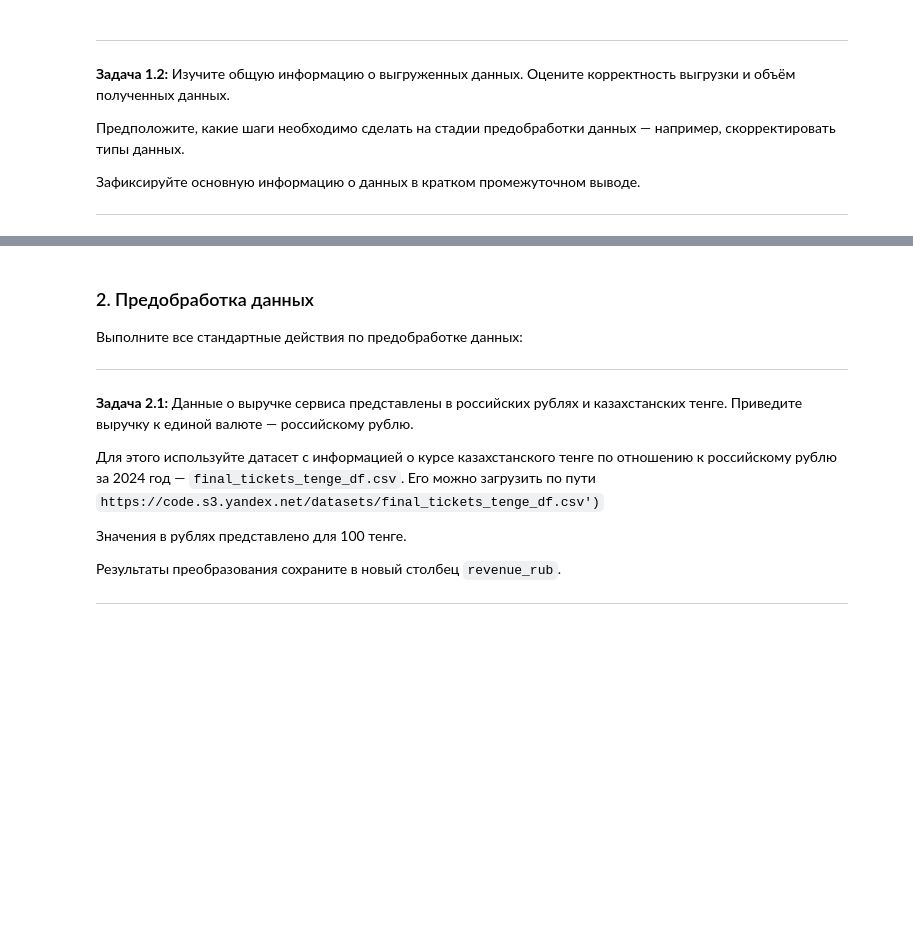
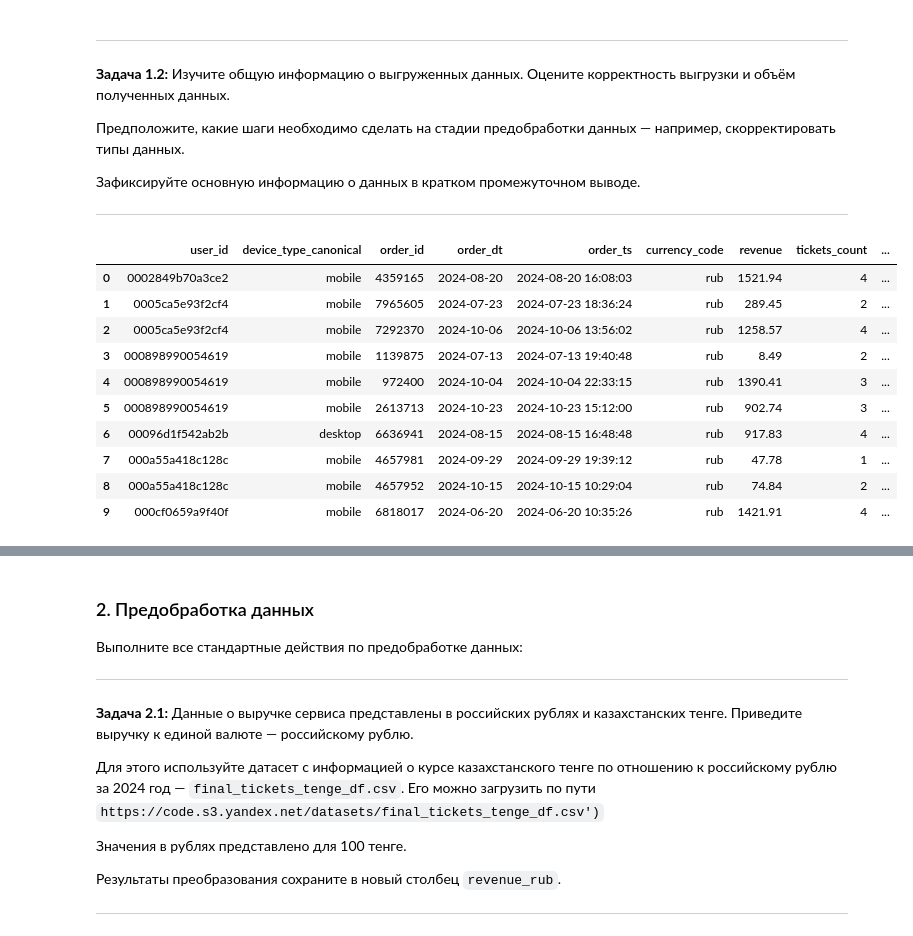
Before and after one commit to mrromanivanov/afisha_yandex_analysis, a Jupyter notebook: afisha_Ivanov_Roman.ipynb, the cells around one changed output, grey strips where cells are left out. Drawn from its saved outputs; the diff is of its cells as text; code cells hidden in the pictures; blank space fills up the shorter version.

```diff
--- a/afisha_Ivanov_Roman.ipynb
+++ b/afisha_Ivanov_Roman.ipynb
@@ -172,3 +158,17 @@ memory usage: 33.3 MB
 Зафиксируйте основную информацию о данных в кратком промежуточном выводе.
 
 ---
+# %%
+df.head(10)
+# %% [output]
+|  | user_id | device_type_canonical | order_id | order_dt | order_ts | currency_code | revenue | tickets_count | ... |
+| 0 | 0002849b70a3ce2 | mobile | 4359165 | 2024-08-20 | 2024-08-20 16:08:03 | rub | 1521.94 | 4 | ... |
+| 1 | 0005ca5e93f2cf4 | mobile | 7965605 | 2024-07-23 | 2024-07-23 18:36:24 | rub | 289.45 | 2 | ... |
+| 2 | 0005ca5e93f2cf4 | mobile | 7292370 | 2024-10-06 | 2024-10-06 13:56:02 | rub | 1258.57 | 4 | ... |
+| 3 | 000898990054619 | mobile | 1139875 | 2024-07-13 | 2024-07-13 19:40:48 | rub | 8.49 | 2 | ... |
+| 4 | 000898990054619 | mobile | 972400 | 2024-10-04 | 2024-10-04 22:33:15 | rub | 1390.41 | 3 | ... |
+| 5 | 000898990054619 | mobile | 2613713 | 2024-10-23 | 2024-10-23 15:12:00 | rub | 902.74 | 3 | ... |
+| 6 | 00096d1f542ab2b | desktop | 6636941 | 2024-08-15 | 2024-08-15 16:48:48 | rub | 917.83 | 4 | ... |
+| 7 | 000a55a418c128c | mobile | 4657981 | 2024-09-29 | 2024-09-29 19:39:12 | rub | 47.78 | 1 | ... |
+| 8 | 000a55a418c128c | mobile | 4657952 | 2024-10-15 | 2024-10-15 10:29:04 | rub | 74.84 | 2 | ... |
+| 9 | 000cf0659a9f40f | mobile | 6818017 | 2024-06-20 | 2024-06-20 10:35:26 | rub | 1421.91 | 4 | ... |
```
Also changed, not shown: parts of 16 cells of this notebook.
